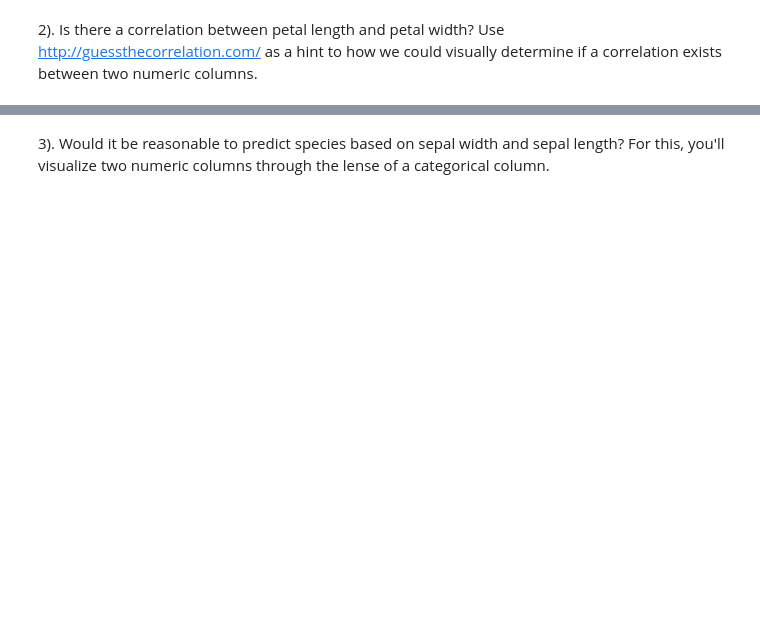
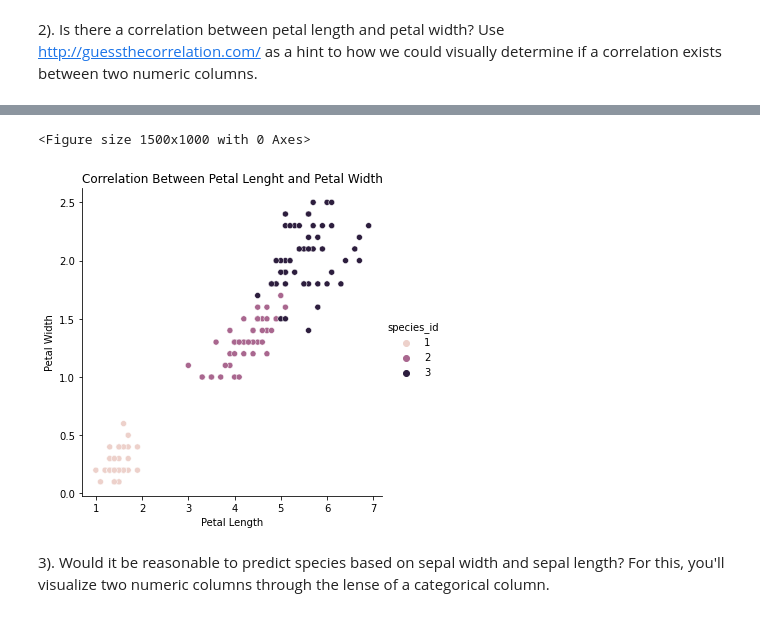
Before and after one commit to stephenkipkurui/numpy-pandas-visualization-exercises, a Jupyter notebook: seaborn_exercises.ipynb, the cells around one changed output, grey strips where cells are left out. Drawn from its saved outputs; the diff is of its cells as text; code cells hidden in the pictures; blank space fills up the shorter version.

```diff
--- a/seaborn_exercises.ipynb
+++ b/seaborn_exercises.ipynb
@@ -67,2 +85,18 @@ sns.relplot(data=iris_measurements_dataframe, x='petal_length', y='species_id')
+# %%
+plt.figure(figsize=(15, 10), dpi=100)
+
+
+sns.relplot(data = iris_measurements_dataframe, x='petal_length', y='petal_width', hue='species_id')
+plt.title('Correlation Between Petal Lenght and Petal Width')
+plt.xlabel('Petal Length')
+plt.ylabel('Petal Width')
+
+
+
+
+plt.show()
+# %% [output]
+<Figure size 1500x1000 with 0 Axes>
+[figure, added]
 # %% [markdown]
 3). Would it be reasonable to predict species based on sepal width and sepal length? For this, you'll visualize two numeric columns through the lense of a categorical column.
```
Also changed, not shown: parts of 37 cells of this notebook.
